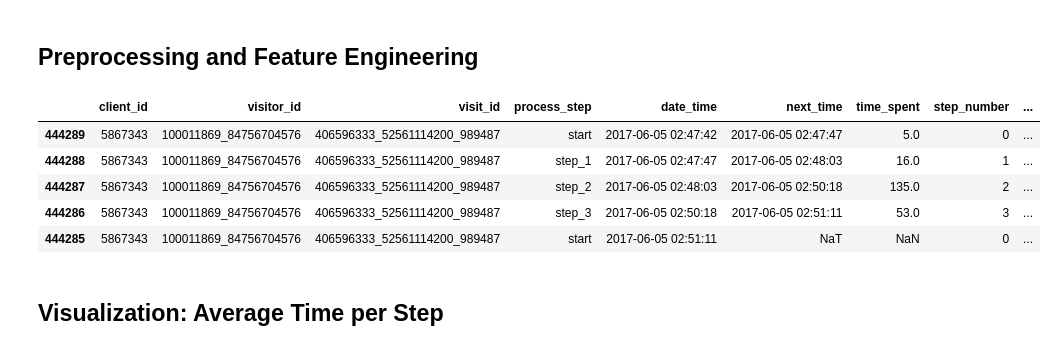
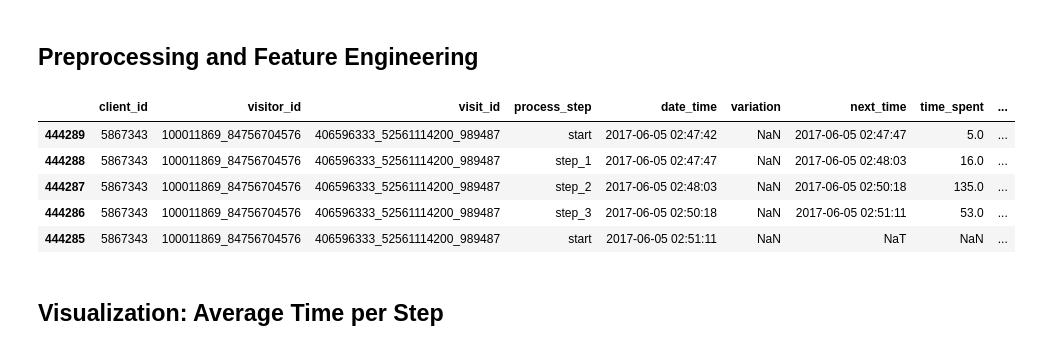
Before and after one commit to TeresaSilva7361/vanguard-ab-test, a Jupyter notebook: client_step_analysisv5.ipynb, the cells around one changed output. Drawn from its saved outputs; the diff is of its cells as text; code cells hidden in the pictures.

```diff
--- a/client_step_analysisv5.ipynb
+++ b/client_step_analysisv5.ipynb
@@ -21,9 +21,14 @@ df_final_experiment_clients = pd.read_csv ('https://raw.githubusercontent.com/da
 df_final_web_data_pt_1 = pd.read_csv ('https://raw.githubusercontent.com/data-bootcamp-v4/lessons/refs/heads/main/5_6_eda_inf_stats_tableau/project/files_for_project/df_final_web_data_pt_1.txt')
 df_final_web_data_pt_2 = pd.read_csv ('https://raw.githubusercontent.com/data-bootcamp-v4/lessons/refs/heads/main/5_6_eda_inf_stats_tableau/project/files_for_project/df_final_web_data_pt_2.txt')
 # pt1 and pt2 are combined
-combined = pd.concat([df_final_web_data_pt_1,df_final_web_data_pt_2], ignore_index=True)
-# Example: Read CSV
-# combined = pd.read_csv("combined.csv")
+combined = pd.concat([df_final_web_data_pt_1, df_final_web_data_pt_2], ignore_index=True)
+combined = combined.merge(
+    df_final_experiment_clients[['client_id','Variation']],
+    on='client_id',
+    how='left'
+)
+# Rename for consistency
+combined = combined.rename(columns={'Variation':'variation'})
 
-# Preview data
-final_demo.head()
+# Normalize casing just in case
+combined['variation'] = combined['variation'].str.strip().str.lower()
@@ -81,33 +79,34 @@ display(merged_clients)
 # %%
 from pandas.api.types import CategoricalDtype
 
 # 1) Define the logical order once
 step_order = ['start', 'step_1', 'step_2', 'step_3', 'confirm']
 step_dtype = CategoricalDtype(categories=step_order, ordered=True)
 
 # 2) Ensure process_step uses this categorical order
 combined['process_step'] = combined['process_step'].astype(step_dtype)
 
 # 3) (Your existing time calc stays the same)
 combined['date_time'] = pd.to_datetime(combined['date_time'])
 combined = combined.sort_values(by=['visitor_id', 'visit_id', 'date_time'])
 combined['next_time'] = combined.groupby(['visitor_id', 'visit_id'])['date_time'].shift(-1)
 combined['time_spent'] = (combined['next_time'] - combined['date_time']).dt.total_seconds()
 
 # 4) Map to ordered numbers using the categorical codes (no reliance on .unique())
 combined['step_number'] = combined['process_step'].cat.codes
 combined['next_step'] = combined.groupby(['visitor_id', 'visit_id'])['step_number'].shift(-1)
 combined['step_change'] = combined['next_step'] - combined['step_number']
 combined['backward_flag'] = combined['step_change'] < 0
 
 combined.head()
+combined[combined['client_id'] == 5867343].sort_values(['visit_id','date_time'])
 # %% [output]
-|  | client_id | visitor_id | visit_id | process_step | date_time | next_time | time_spent | step_number | ... |
-| 444289 | 5867343 | 100011869_84756704576 | 406596333_52561114200_989487 | start | 2017-06-05 02:47:42 | 2017-06-05 02:47:47 | 5.0 | 0 | ... |
-| 444288 | 5867343 | 100011869_84756704576 | 406596333_52561114200_989487 | step_1 | 2017-06-05 02:47:47 | 2017-06-05 02:48:03 | 16.0 | 1 | ... |
-| 444287 | 5867343 | 100011869_84756704576 | 406596333_52561114200_989487 | step_2 | 2017-06-05 02:48:03 | 2017-06-05 02:50:18 | 135.0 | 2 | ... |
-| 444286 | 5867343 | 100011869_84756704576 | 406596333_52561114200_989487 | step_3 | 2017-06-05 02:50:18 | 2017-06-05 02:51:11 | 53.0 | 3 | ... |
-| 444285 | 5867343 | 100011869_84756704576 | 406596333_52561114200_989487 | start | 2017-06-05 02:51:11 | NaT | NaN | 0 | ... |
+|  | client_id | visitor_id | visit_id | process_step | date_time | variation | next_time | time_spent | ... |
+| 444289 | 5867343 | 100011869_84756704576 | 406596333_52561114200_989487 | start | 2017-06-05 02:47:42 | NaN | 2017-06-05 02:47:47 | 5.0 | ... |
+| 444288 | 5867343 | 100011869_84756704576 | 406596333_52561114200_989487 | step_1 | 2017-06-05 02:47:47 | NaN | 2017-06-05 02:48:03 | 16.0 | ... |
+| 444287 | 5867343 | 100011869_84756704576 | 406596333_52561114200_989487 | step_2 | 2017-06-05 02:48:03 | NaN | 2017-06-05 02:50:18 | 135.0 | ... |
+| 444286 | 5867343 | 100011869_84756704576 | 406596333_52561114200_989487 | step_3 | 2017-06-05 02:50:18 | NaN | 2017-06-05 02:51:11 | 53.0 | ... |
+| 444285 | 5867343 | 100011869_84756704576 | 406596333_52561114200_989487 | start | 2017-06-05 02:51:11 | NaN | NaT | NaN | ... |
 # %% [markdown]
 ## Visualization: Average Time per Step
 # %%
```
Also changed, not shown: parts of 6 cells of this notebook.
